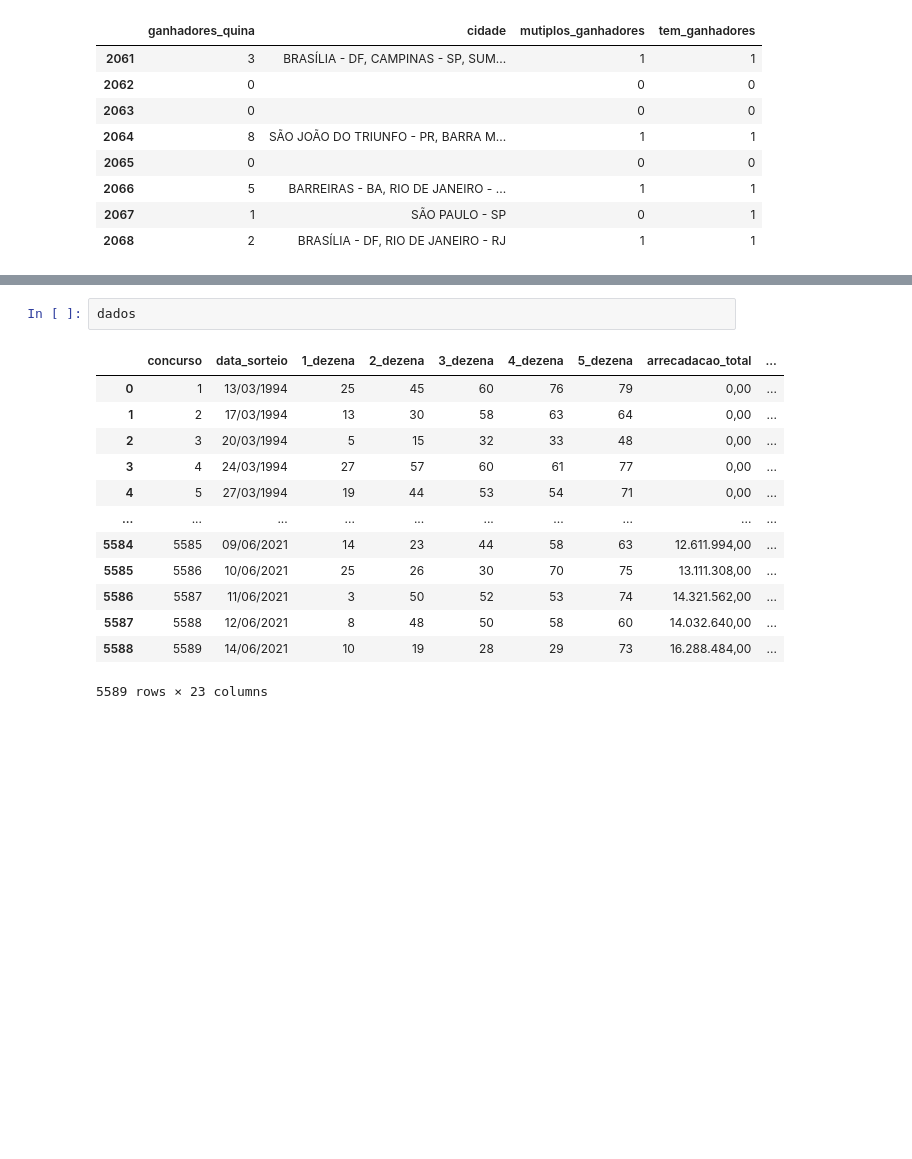
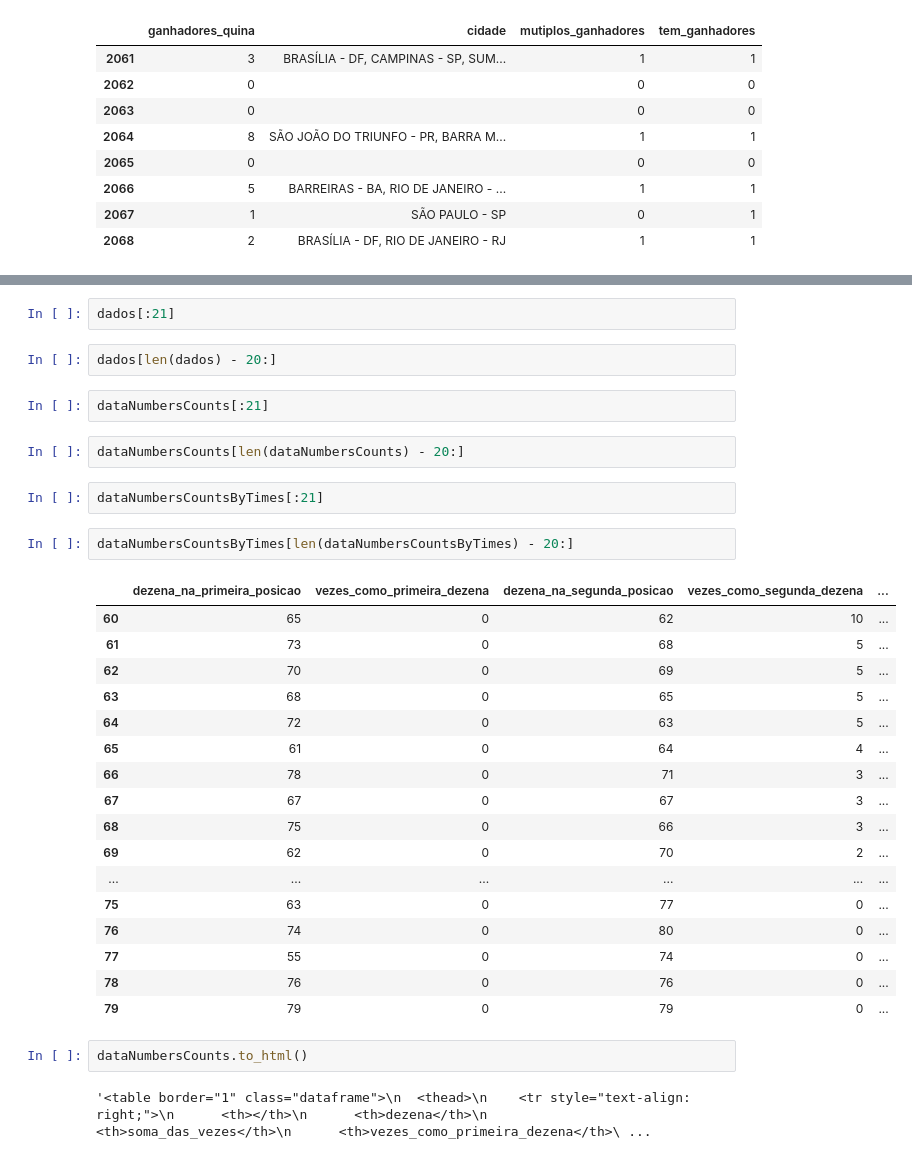
Before and after one commit to AsonCS/DataScienceTest, a Jupyter notebook: Test_1.ipynb, the cells around one changed output, grey strips where cells are left out. Saved outputs shown, nothing was run; the diff lists cells and outputs as text; blank space fills up the shorter version.

```diff
--- a/Test_1.ipynb
+++ b/Test_1.ipynb
@@ -68,16 +121,34 @@ dados[['ganhadores_quina', 'cidade', 'mutiplos_ganhadores', 'tem_ganhadores']].i
 # %%
-dados
+dados[:21]
-# %% [output]
-|  | concurso | data_sorteio | 1_dezena | 2_dezena | 3_dezena | 4_dezena | 5_dezena | arrecadacao_total | ... |
-| 0 | 1 | 13/03/1994 | 25 | 45 | 60 | 76 | 79 | 0,00 | ... |
-| 1 | 2 | 17/03/1994 | 13 | 30 | 58 | 63 | 64 | 0,00 | ... |
-| 2 | 3 | 20/03/1994 | 5 | 15 | 32 | 33 | 48 | 0,00 | ... |
-| 3 | 4 | 24/03/1994 | 27 | 57 | 60 | 61 | 77 | 0,00 | ... |
-| 4 | 5 | 27/03/1994 | 19 | 44 | 53 | 54 | 71 | 0,00 | ... |
-| ... | ... | ... | ... | ... | ... | ... | ... | ... | ... |
-| 5584 | 5585 | 09/06/2021 | 14 | 23 | 44 | 58 | 63 | 12.611.994,00 | ... |
-| 5585 | 5586 | 10/06/2021 | 25 | 26 | 30 | 70 | 75 | 13.111.308,00 | ... |
-| 5586 | 5587 | 11/06/2021 | 3 | 50 | 52 | 53 | 74 | 14.321.562,00 | ... |
-| 5587 | 5588 | 12/06/2021 | 8 | 48 | 50 | 58 | 60 | 14.032.640,00 | ... |
-| 5588 | 5589 | 14/06/2021 | 10 | 19 | 28 | 29 | 73 | 16.288.484,00 | ... |
-5589 rows × 23 columns
+# %%
+dados[len(dados) - 20:]
+# %%
+dataNumbersCounts[:21]
+# %%
+dataNumbersCounts[len(dataNumbersCounts) - 20:]
+# %%
+dataNumbersCountsByTimes[:21]
+# %%
+dataNumbersCountsByTimes[len(dataNumbersCountsByTimes) - 20:]
+# %% [output]
+|  | dezena_na_primeira_posicao | vezes_como_primeira_dezena | dezena_na_segunda_posicao | vezes_como_segunda_dezena | ... |
+| 60 | 65 | 0 | 62 | 10 | ... |
+| 61 | 73 | 0 | 68 | 5 | ... |
+| 62 | 70 | 0 | 69 | 5 | ... |
+| 63 | 68 | 0 | 65 | 5 | ... |
+| 64 | 72 | 0 | 63 | 5 | ... |
+| 65 | 61 | 0 | 64 | 4 | ... |
+| 66 | 78 | 0 | 71 | 3 | ... |
+| 67 | 67 | 0 | 67 | 3 | ... |
+| 68 | 75 | 0 | 66 | 3 | ... |
+| 69 | 62 | 0 | 70 | 2 | ... |
+| ... | ... | ... | ... | ... | ... |
+| 75 | 63 | 0 | 77 | 0 | ... |
+| 76 | 74 | 0 | 80 | 0 | ... |
+| 77 | 55 | 0 | 74 | 0 | ... |
+| 78 | 76 | 0 | 76 | 0 | ... |
+| 79 | 79 | 0 | 79 | 0 | ... |
+# %%
+dataNumbersCounts.to_html()
+# %% [output]
+'<table border="1" class="dataframe">\n  <thead>\n    <tr style="text-align: right;">\n      <th></th>\n      <th>dezena</th>\n      <th>soma_das_vezes</th>\n      <th>vezes_como_primeira_dezena</th>\ ...
```
Also changed, not shown: parts of 3 cells of this notebook.
